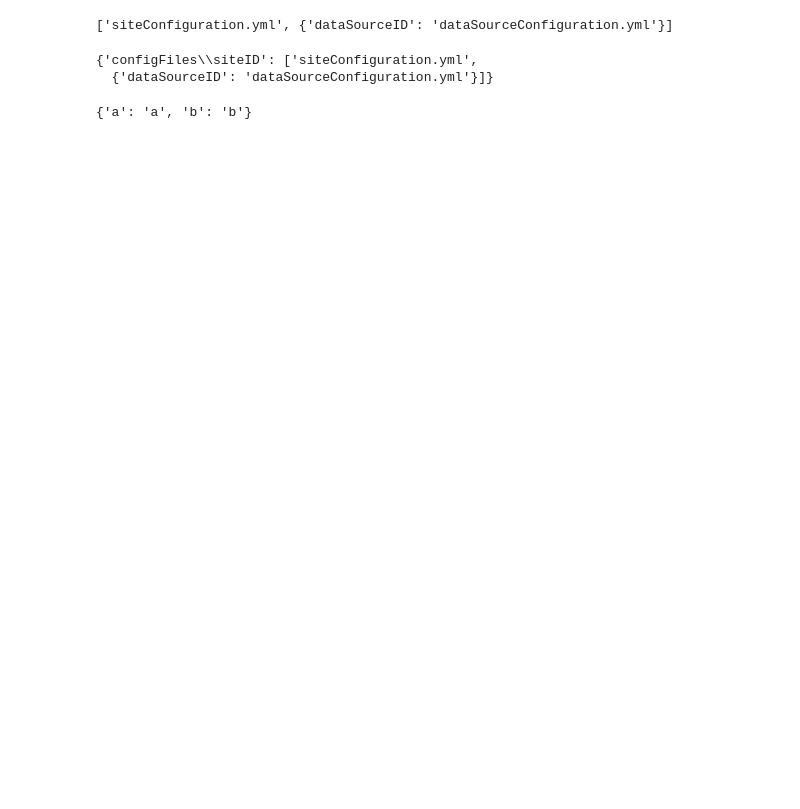
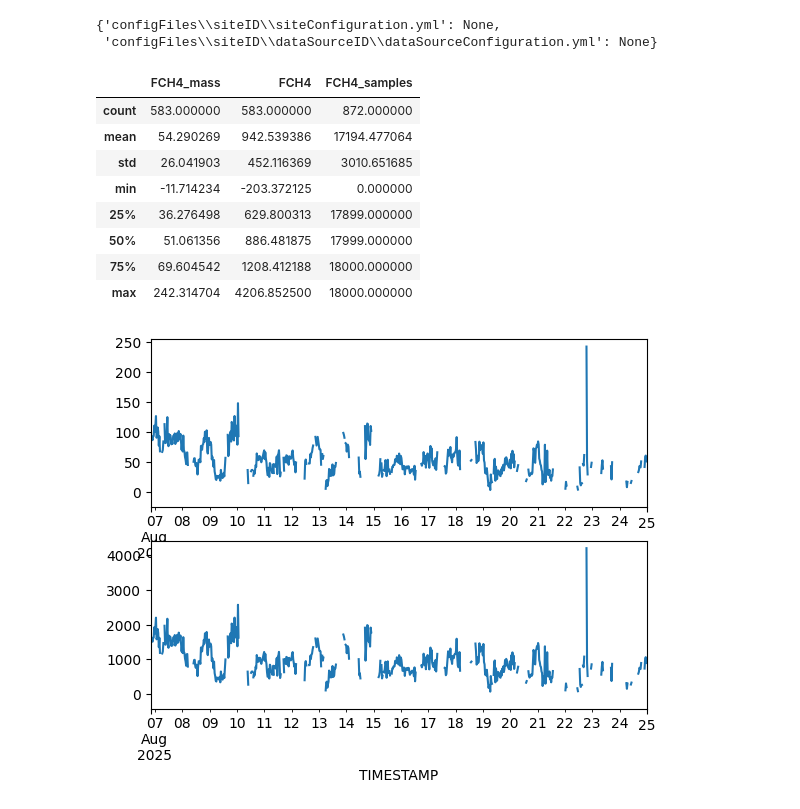
Before and after one commit to June-Skeeter/EC_processing, a Jupyter notebook: testing/test.ipynb, the cells around one changed output. Cells and saved outputs as stored; diff of their text form; code cells hidden in the pictures; blank space fills up the shorter version.

```diff
--- a/testing/test.ipynb
+++ b/testing/test.ipynb
@@ -105,36 +11,16 @@ import modules.helperFunctions.packDict as packDict
 # from modules.helperFunctions.updateDict import updateDict
 importlib.reload(packDict)
 # d1 = unpackDict({'a':{'b':None},'b':[{'a':None},{'d':None}]})
-structure = {'configFiles':{'siteID':['siteConfiguration.yml',{'dataSourceID':'dataSourceConfiguration.yml'}]}}
-packDict.unpackDict(structure)
+# structure = {'configFiles':{'siteID':['siteConfiguration.yml',{'dataSourceID':'dataSourceConfiguration.yml'}]}}
+structure = {'configFiles':{'siteID':{'':['siteConfiguration.yml'],'dataSourceID':['dataSourceConfiguration.yml']}}}
 
-# pth = os.path.join(d,'configFiles','SCL')
-# d1 = packDict(str(os.path.relpath(pth,d)))
-# d1
-# pth = os.path.join(d,'configFiles','SCL','chode')
-# d2 = packDict(str(os.path.relpath(pth,d)))
-# d1 = d1|d2
-# pth = os.path.join(d,'configFiles','SCL','Fhode')
-# d2 = packDict(str(os.path.relpath(pth,d)))
-# d3 = updateDict(d1,d2)
-# d3
+lout = []
+for key,value in packDict.unpackDict(structure).items():
+    if type(value) is not list:
+        value = [value]
+    for v in value:
+        lout.append(os.path.join(key,v))
+packDict.unpackDict(packDict.packDict(lout))
 # %% [output]
-['siteConfiguration.yml', {'dataSourceID': 'dataSourceConfiguration.yml'}]
+{'configFiles\\siteID\\siteConfiguration.yml': None,
+ 'configFiles\\siteID\\dataSourceID\\dataSourceConfiguration.yml': None}
-{'configFiles\\siteID': ['siteConfiguration.yml',
-  {'dataSourceID': 'dataSourceConfiguration.yml'}]}
-# %%
-from dataclasses import dataclass
-@dataclass
-class test:
-
-    a: str = 'a'
-
-@dataclass
-class test2(test):
-
-    a: str
-    b: str = 'b'
-
-print(test2().__dict__)
-# %% [output]
-{'a': 'a', 'b': 'b'}
@@ -180,0 +27,37 @@ class EC:
+# %%
+import pandas as pd
+import numpy as np
+import matplotlib.pyplot as plt
+
+f = r"C:\Users\User\GSC_Work\SCL_2025\20250910_decompressed\TOA5_57840_Flux_CSFormat_24_2025_08_06_2030.dat"
+# f = r"C:\Users\User\GSC_Work\SCL_2025\20250910_decompressed2\TOA5_57840_Flux_CSFormat_24_2025_08_08_1400.dat"
+df = pd.read_csv(f,skiprows=[0],header=[0,1,2])
+# (df['FCH4_mass','ngCH4 m-2 s-1'].astype(float)*1e-6*3600).median()
+cols = df.columns
+df.columns = [c[0] for c in cols]
+df.index = pd.to_datetime(df['TIMESTAMP'])
+df = df.drop(['TIMESTAMP','FP_EQUATION'],axis=1)
+df = df.astype(float)
+df.loc[((df['USTAR']<.15)|(df['FC_QC']>4)|(df['FCH4_samples']<17500)|(df['CO2_sig_strgth_Min']<.95)),['FCH4_mass','FC_mass']]=np.nan
+# df.loc[,['FCH4_mass','FC_mass']]=np.nan
+df['FCH4'] = df['FCH4_mass']/16
+df['FCH4_mass'] *= 1e-6*3600
+df['FC_mass'] *= 1e-3*3600
+# df['CH4_density'] *= 16.04
+# df.loc[df]
+# df['']
+fig,ax=plt.subplots(2)
+df['FCH4_mass'].plot(ax=ax[0])
+df['FCH4'].plot(ax=ax[1])
+df[['FCH4_mass','FCH4','FCH4_samples']].describe()
+# %% [output]
+|  | FCH4_mass | FCH4 | FCH4_samples |
+| count | 583.000000 | 583.000000 | 872.000000 |
+| mean | 54.290269 | 942.539386 | 17194.477064 |
+| std | 26.041903 | 452.116369 | 3010.651685 |
+| min | -11.714234 | -203.372125 | 0.000000 |
+| 25% | 36.276498 | 629.800313 | 17899.000000 |
+| 50% | 51.061356 | 886.481875 | 17999.000000 |
+| 75% | 69.604542 | 1208.412188 | 18000.000000 |
+| max | 242.314704 | 4206.852500 | 18000.000000 |
+[figure, added]
```
Also changed, not shown: parts of 7 cells of this notebook, 10 other files.
